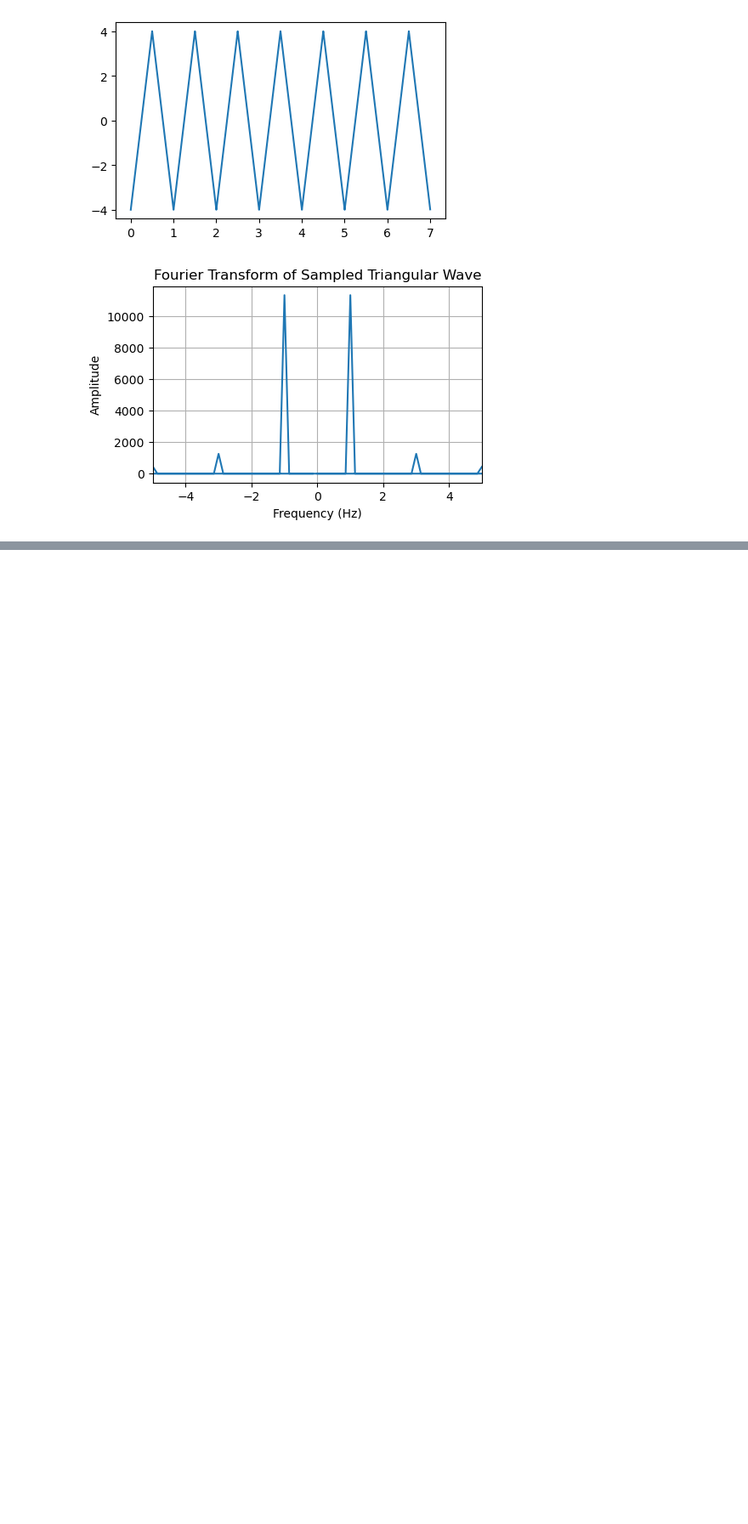
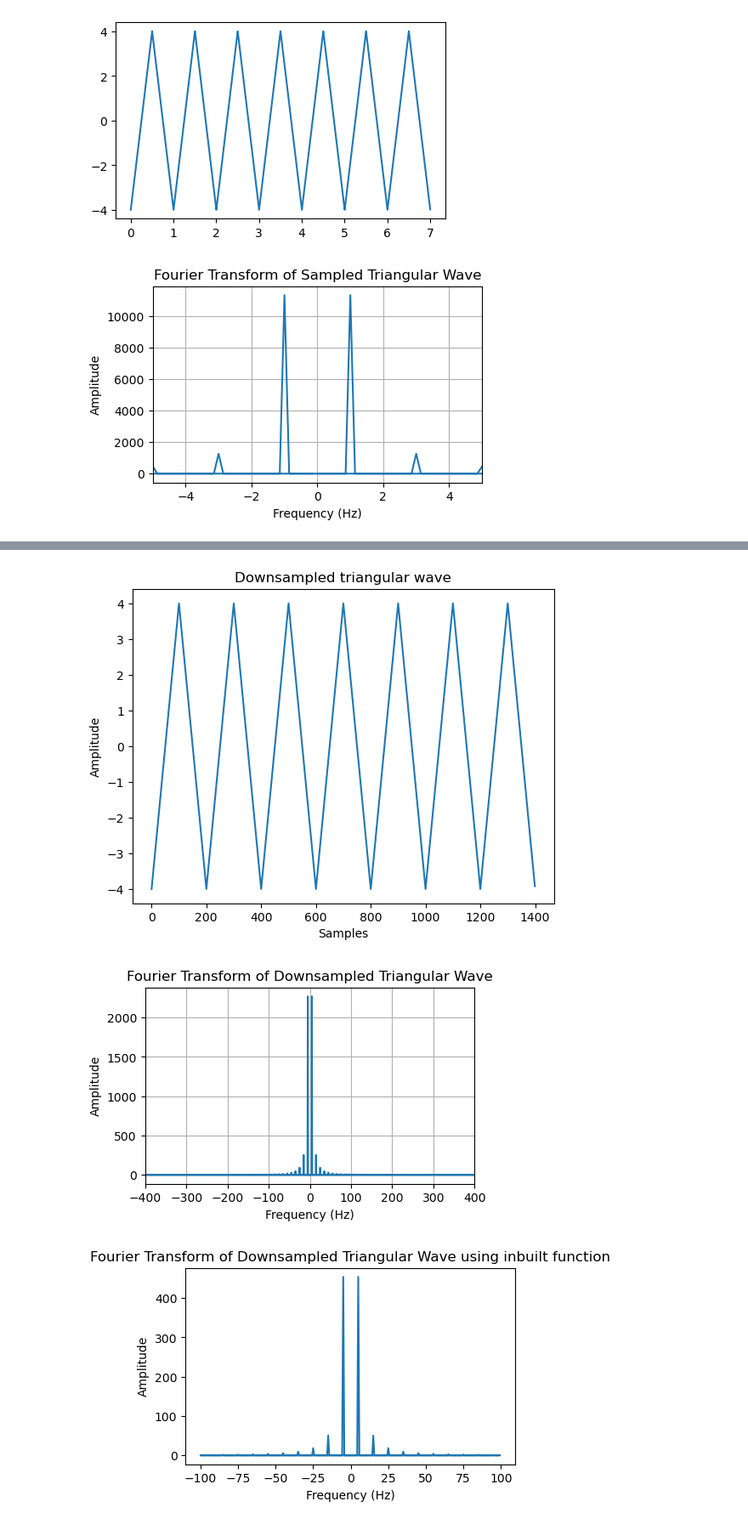
Before and after one commit to ADI-ROXX/DSP, a Jupyter notebook: assign2.ipynb, the cells around one changed output, grey strips where cells are left out. Shown at 85% size. Saved outputs shown, nothing was run; the diff lists cells and outputs as text; code cells hidden in the pictures; blank space fills up the shorter version.

```diff
--- a/assign2.ipynb
+++ b/assign2.ipynb
@@ -84,0 +96,38 @@ plt.show()
+# %%
+
+ds_factor = eval(input("Enter the downsample factor:"))
+
+ds_triag = triag[::ds_factor]
+plt.plot(range(len(ds_triag)), ds_triag)
+plt.title("Downsampled triangular wave")
+plt.xlabel("Samples")
+plt.ylabel("Amplitude")
+
+ds_fft = np.fft.fft(ds_triag)
+ds_fft_freq = np.fft.fftfreq(len(ds_triag), 1/(fs))
+plt.show()
+
+
+plt.figure(figsize=(5, 3))
+plt.plot(ds_fft_freq, np.abs(ds_fft))
+plt.xlabel('Frequency (Hz)')
+plt.ylabel('Amplitude')
+plt.title('Fourier Transform of Downsampled Triangular Wave')
+plt.grid(True)
+plt.xlim(-400,400)
+plt.show()
+
+ds_triag_inb=resample(ds_triag, int(len(ds_triag)/ds_factor))
+ds_inb_fft=np.fft.fft(ds_triag_inb)
+ds_inb_fft_freq=np.fft.fftfreq(len(ds_inb_fft),ds_factor/fs)
+
+plt.figure(figsize=(5, 3))
+plt.plot(ds_inb_fft_freq,np.abs(ds_inb_fft))
+plt.xlabel('Frequency (Hz)')
+plt.ylabel('Amplitude')
+plt.title('Fourier Transform of Downsampled Triangular Wave using inbuilt function')
+plt.show()
+# %% [output]
+[figure, added]
+[figure, added]
+[figure, added]
```
Also changed, not shown: parts of 4 cells of this notebook, 1 other file.
